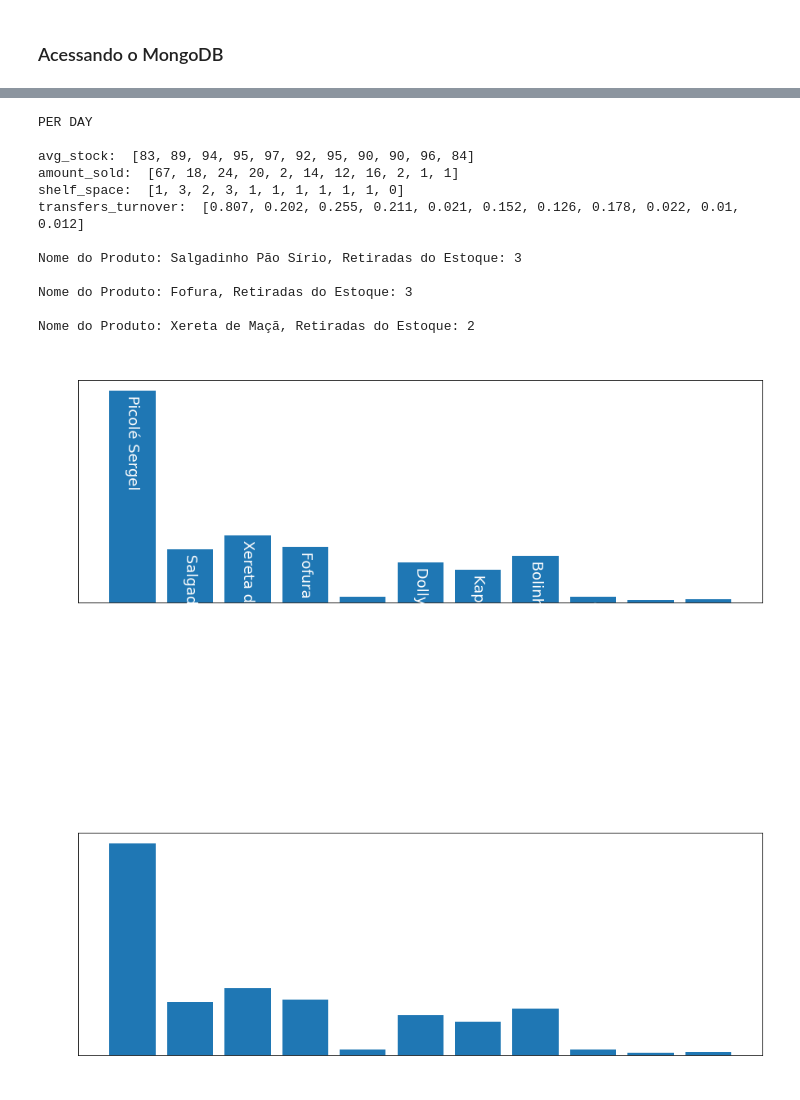
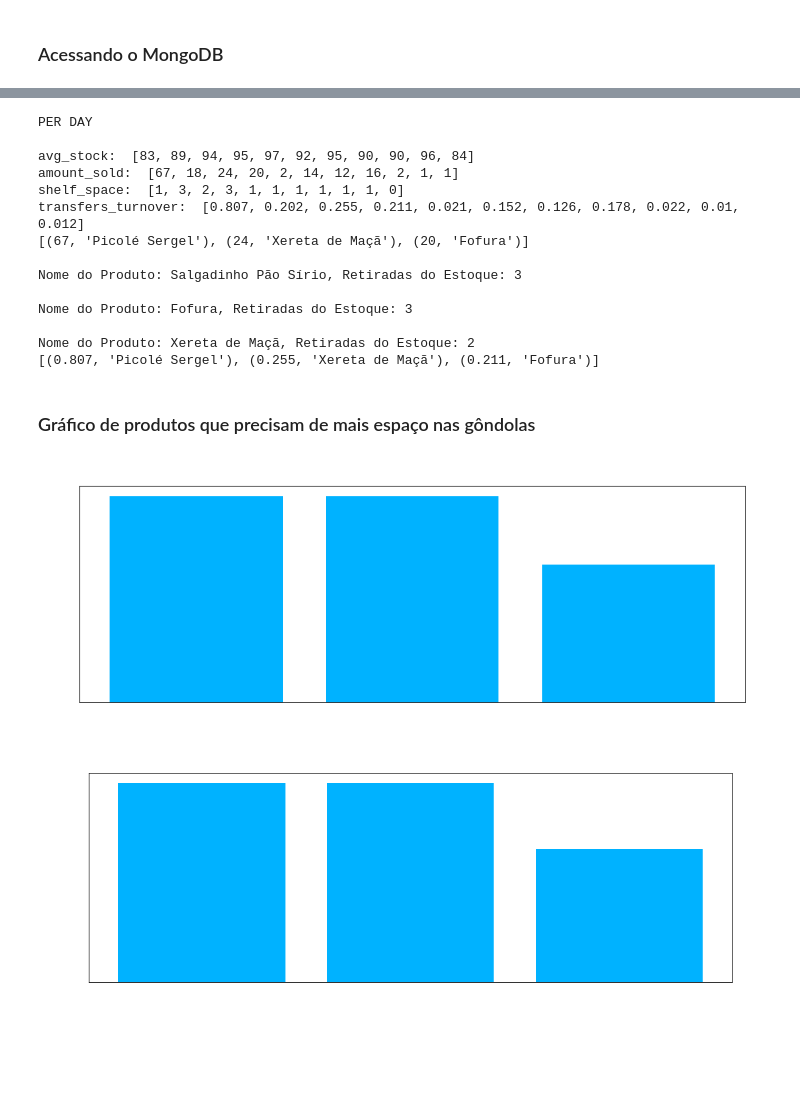
Before and after one commit to 404renato/analise-redes, a Jupyter notebook: Analise_De_Dados.ipynb, the cells around one changed output, grey strips where cells are left out. Cells and saved outputs as stored; diff of their text form; code cells hidden in the pictures; blank space fills up the shorter version.

Commit message:
gitignore and graphs

```diff
--- a/Analise_De_Dados.ipynb
+++ b/Analise_De_Dados.ipynb
@@ -24,8 +23,7 @@ collection_transfers = db["transfers"]
 transfers_list = list(collection_transfers.aggregate([
     {
         "$group": {
-            "_id": {"name": "$name", "batch": "$batch", "type": { "$cond": [{ "$eq": ["$type", 2] }, "Venda", "Retirada Estoque"] }, "amount" :"$amount", "newStockAmount": "$newStockAmount", "newShelfAmount": "$newShelfAmount", "interactionMillis": "$interactionMillis" },
-            "count": {"$sum": 1}
+            "_id": {"name": "$name", "batch": "$batch", "type": { "$cond": [{ "$eq": ["$type", 2] }, "Venda", "Retirada Estoque"] }, "amount" :"$amount", "newStockAmount": "$newStockAmount", "newShelfAmount": "$newShelfAmount", "interactionMillis": "$interactionMillis" }
         },
     },
 ]))
@@ -98,14 +95,20 @@ for i in range(len(avg_stock)):
 
 print('transfers_turnover: ',transfers_turnover)
 
-c = sorted(zip(shelf_space, names), reverse=True)[:3]
+shelf_space = sorted(zip(shelf_space, names), reverse=True)[:3]
+transfers_turnover = sorted(zip(transfers_turnover, names), reverse=True)[:3]
+amount_sold = sorted(zip(amount_sold, names), reverse=True)[:3]
 
-for i in range(len(c)):
-    print(f'\nNome do Produto: {c[i][1]}, Retiradas do Estoque: {c[i][0]}')
+print(amount_sold)
 
+for i in range(len(shelf_space)):
+    print(f'\nNome do Produto: {shelf_space[i][1]}, Retiradas do Estoque: {shelf_space[i][0]}')
+
+print(transfers_turnover)
 # Rotatividade = Estoque Médio / Quantidade Vendida (valores embasado no mesmo período)
 
 # Rotatividade menor que 1 não precisa repor e ver se o produto tem uma rotatividade perto de 0
+
 # Rotatividade maior que 1 precisa repor e analisar se precisa ter mais demanda
 # %% [output]
 PER DAY
@@ -114,38 +117,11 @@ avg_stock:  [83, 89, 94, 95, 97, 92, 95, 90, 90, 96, 84]
 amount_sold:  [67, 18, 24, 20, 2, 14, 12, 16, 2, 1, 1]
 shelf_space:  [1, 3, 2, 3, 1, 1, 1, 1, 1, 1, 0]
 transfers_turnover:  [0.807, 0.202, 0.255, 0.211, 0.021, 0.152, 0.126, 0.178, 0.022, 0.01, 0.012]
+[(67, 'Picolé Sergel'), (24, 'Xereta de Maçã'), (20, 'Fofura')]
 
 Nome do Produto: Salgadinho Pão Sírio, Retiradas do Estoque: 3
 
 Nome do Produto: Fofura, Retiradas do Estoque: 3
 
 Nome do Produto: Xereta de Maçã, Retiradas do Estoque: 2
+[(0.807, 'Picolé Sergel'), (0.255, 'Xereta de Maçã'), (0.211, 'Fofura')]
-# %%
-plt.rcParams.update({'font.size': 22})
-plt.rcParams['text.color'] = 'w'
-plt.rcParams['xtick.color'] = 'w'
-plt.rcParams['ytick.color'] = 'w'
-plt.rcParams['axes.labelcolor'] = 'w'
-fig, ax = plt.subplots()
-
-width = 0.8
-ax.bar(names, transfers_turnover, width)
-fig.set_figwidth(15)
-fig.set_figheight(5)
-for i, (name, height) in enumerate(zip(names, transfers_turnover)):
-    ax.text(i, height, ' ' + name, color='white',
-            ha='center', va='top', rotation=-90, fontsize=18)
-
-ax.set_title('Rotatividade')
-ax.set_xticks([])
-
-
-plt.show()
-
-plt.figure(figsize=(15, 5))
-plt.bar(range(len(transfers_turnover)), transfers_turnover, tick_label=transfers_turnover)
-
-plt.show()
-# %% [output]
-[figure, removed]
-[figure, removed]
@@ -175,0 +134,28 @@ plt.show()
+# %% [markdown]
+### Gráfico de produtos que precisam de mais espaço nas gôndolas
+# %%
+shelf_space_names = []
+shelf_space_values = []
+shelf_space_values_weekly = []
+
+for item in shelf_space:
+    shelf_space_names.append(item[1])
+    shelf_space_values.append(item[0])
+    shelf_space_values_weekly.append(item[0] * 7)
+
+plt.figure(figsize=(15, 5))
+plt.yticks(shelf_space_values)
+plt.bar(range(len(shelf_space)), shelf_space_values, tick_label=shelf_space_names, color=['#00B2FF'])
+plt.ylabel("Retiradas do Estoque")
+plt.title("Top3 produtos que precisam de mais espaço nas gôndolas (Diário)")
+plt.show()
+
+plt.figure(figsize=(15, 5))
+plt.yticks(shelf_space_values_weekly)
+plt.bar(range(len(shelf_space)), shelf_space_values_weekly, tick_label=shelf_space_names, color=['#00B2FF'])
+plt.ylabel("Retiradas do Estoque")
+plt.title("Top3 produtos que precisam de mais espaço nas gôndolas (Semanal)")
+plt.show()
+# %% [output]
+[figure, added]
+[figure, added]
```
Also changed, not shown: parts of 12 cells of this notebook, 1 other file.
